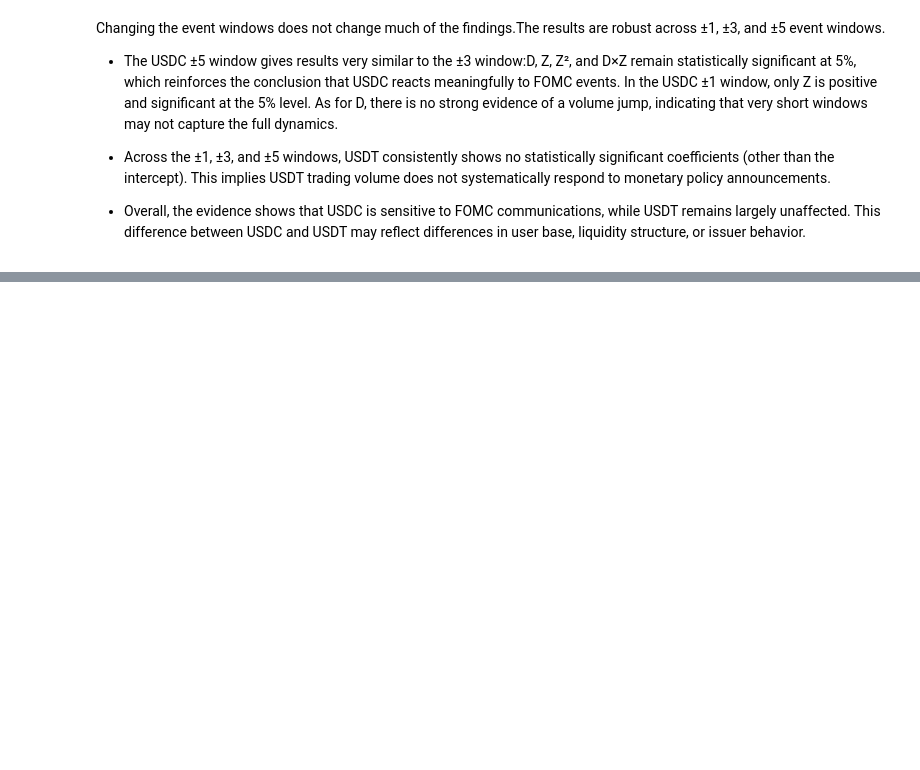
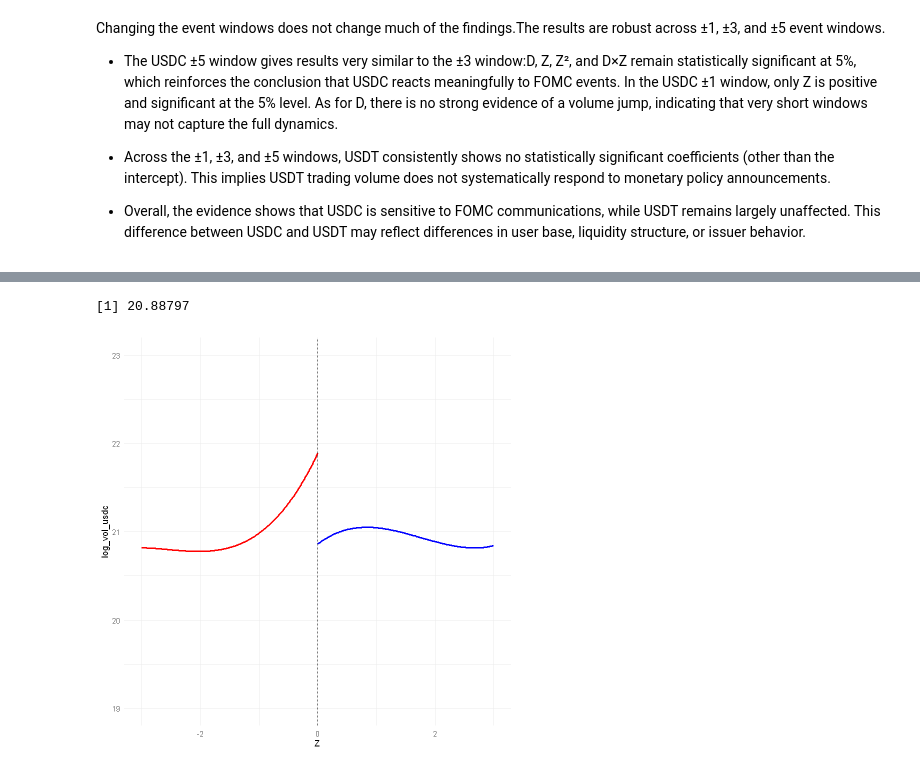
Before and after one commit to Speculatorrr/Stablecoin, a Jupyter notebook: project.ipynb, the cells around one changed output, grey strips where cells are left out. Cells and saved outputs as stored; diff of their text form; code cells hidden in the pictures; blank space fills up the shorter version.

```diff
--- a/project.ipynb
+++ b/project.ipynb
@@ -484,0 +509,27 @@ In the USDC ±1 window, only Z is positive and significant at the 5% level. As f
+# %%
+mean(rd_df$log_vol_usdc)
+# %% [output]
+[1] 20.88797
+# %%
+# Create a fine grid for Z
+Z_grid_left  <- seq(min(rd_df$Z), 0, length.out = 200)
+Z_grid_right <- seq(0, max(rd_df$Z), length.out = 200)
+
+# Predicted values on the grid
+pred_left  <- predict(creg2, newdata = data.frame(Z = Z_grid_left, D = 0))
+pred_right <- predict(creg2, newdata = data.frame(Z = Z_grid_right, D = 1))
+
+# Put into data frames
+plot_left  <- data.frame(Z = Z_grid_left, pred = pred_left)
+plot_right <- data.frame(Z = Z_grid_right, pred = pred_right)
+
+# Plot smooth curves
+ggplot(rd_df, aes(x = Z)) +
+  geom_point(aes(y = log_vol_usdc), alpha = 0) +
+  geom_line(data = plot_left,  aes(y = pred), color = "red", size = 1) +
+  geom_line(data = plot_right, aes(y = pred), color = "blue", size = 1) +
+  geom_vline(xintercept = 0, linetype = "dashed") +
+  coord_cartesian(ylim = c(19, 23)) +
+  theme_minimal()
+# %% [output]
+[figure, added]
```
Also changed, not shown: parts of 3 cells of this notebook.
